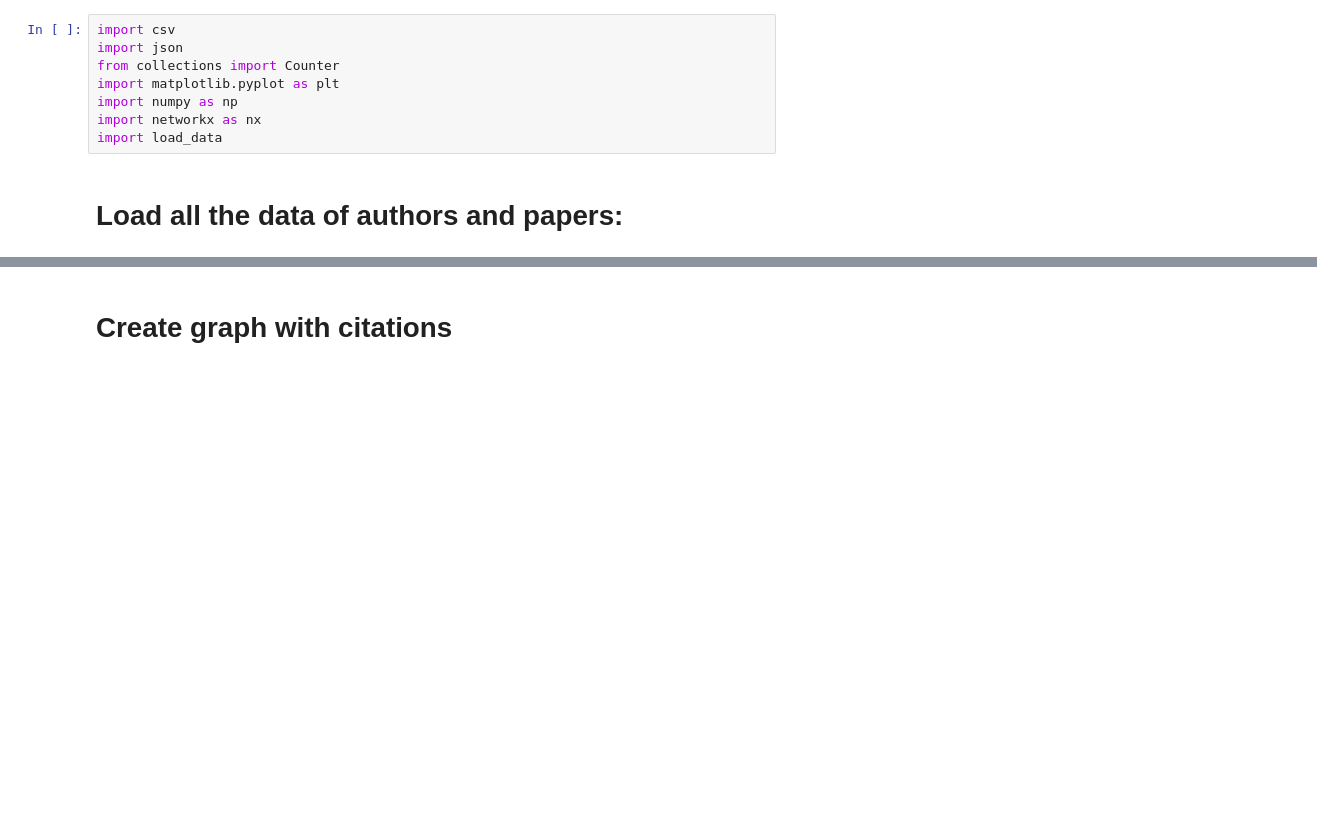
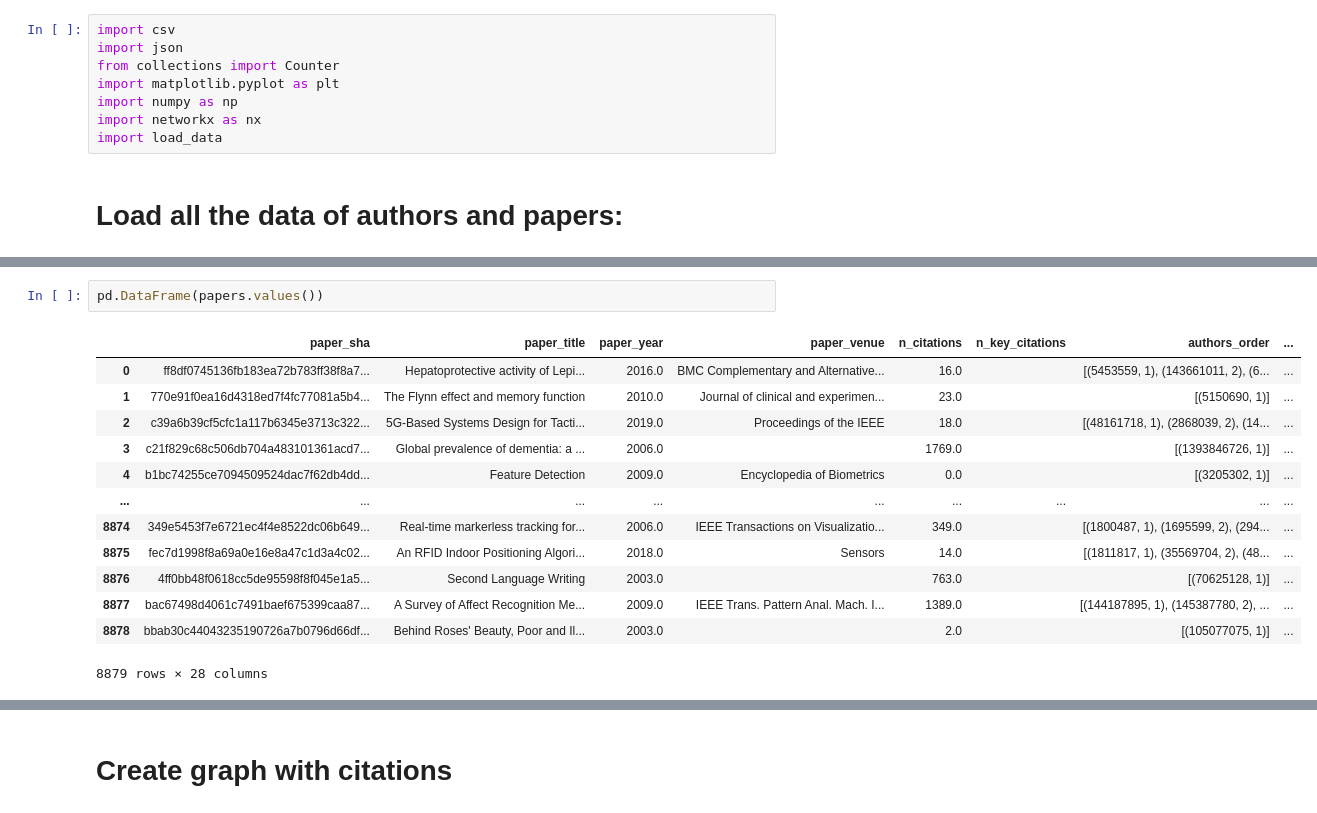
Before and after one commit to pilmus/thesis, a Jupyter notebook: src/ferraro/load_data.ipynb, the cells around one changed output, grey strips where cells are left out. Drawn from its saved outputs; the diff is of its cells as text; blank space fills up the shorter version.

```diff
--- a/src/ferraro/load_data.ipynb
+++ b/src/ferraro/load_data.ipynb
@@ -26,0 +120,16 @@ training_data = load_data.load_training_data(training_data_file)
+# %%
+pd.DataFrame(papers.values())
+# %% [output]
+|  | paper_sha | paper_title | paper_year | paper_venue | n_citations | n_key_citations | authors_order | ... |
+| 0 | ff8df0745136fb183ea72b783ff38f8a7... | Hepatoprotective activity of Lepi... | 2016.0 | BMC Complementary and Alternative... | 16.0 |  | [(5453559, 1), (143661011, 2), (6... | ... |
+| 1 | 770e91f0ea16d4318ed7f4fc77081a5b4... | The Flynn effect and memory function | 2010.0 | Journal of clinical and experimen... | 23.0 |  | [(5150690, 1)] | ... |
+| 2 | c39a6b39cf5cfc1a117b6345e3713c322... | 5G-Based Systems Design for Tacti... | 2019.0 | Proceedings of the IEEE | 18.0 |  | [(48161718, 1), (2868039, 2), (14... | ... |
+| 3 | c21f829c68c506db704a483101361acd7... | Global prevalence of dementia: a ... | 2006.0 |  | 1769.0 |  | [(1393846726, 1)] | ... |
+| 4 | b1bc74255ce7094509524dac7f62db4dd... | Feature Detection | 2009.0 | Encyclopedia of Biometrics | 0.0 |  | [(3205302, 1)] | ... |
+| ... | ... | ... | ... | ... | ... | ... | ... | ... |
+| 8874 | 349e5453f7e6721ec4f4e8522dc06b649... | Real-time markerless tracking for... | 2006.0 | IEEE Transactions on Visualizatio... | 349.0 |  | [(1800487, 1), (1695599, 2), (294... | ... |
+| 8875 | fec7d1998f8a69a0e16e8a47c1d3a4c02... | An RFID Indoor Positioning Algori... | 2018.0 | Sensors | 14.0 |  | [(1811817, 1), (35569704, 2), (48... | ... |
+| 8876 | 4ff0bb48f0618cc5de95598f8f045e1a5... | Second Language Writing | 2003.0 |  | 763.0 |  | [(70625128, 1)] | ... |
+| 8877 | bac67498d4061c7491baef675399caa87... | A Survey of Affect Recognition Me... | 2009.0 | IEEE Trans. Pattern Anal. Mach. I... | 1389.0 |  | [(144187895, 1), (145387780, 2), ... | ... |
+| 8878 | bbab30c44043235190726a7b0796d66df... | Behind Roses' Beauty, Poor and Il... | 2003.0 |  | 2.0 |  | [(105077075, 1)] | ... |
+8879 rows × 28 columns
```
Also changed, not shown: parts of 23 cells of this notebook, 3 other files.
